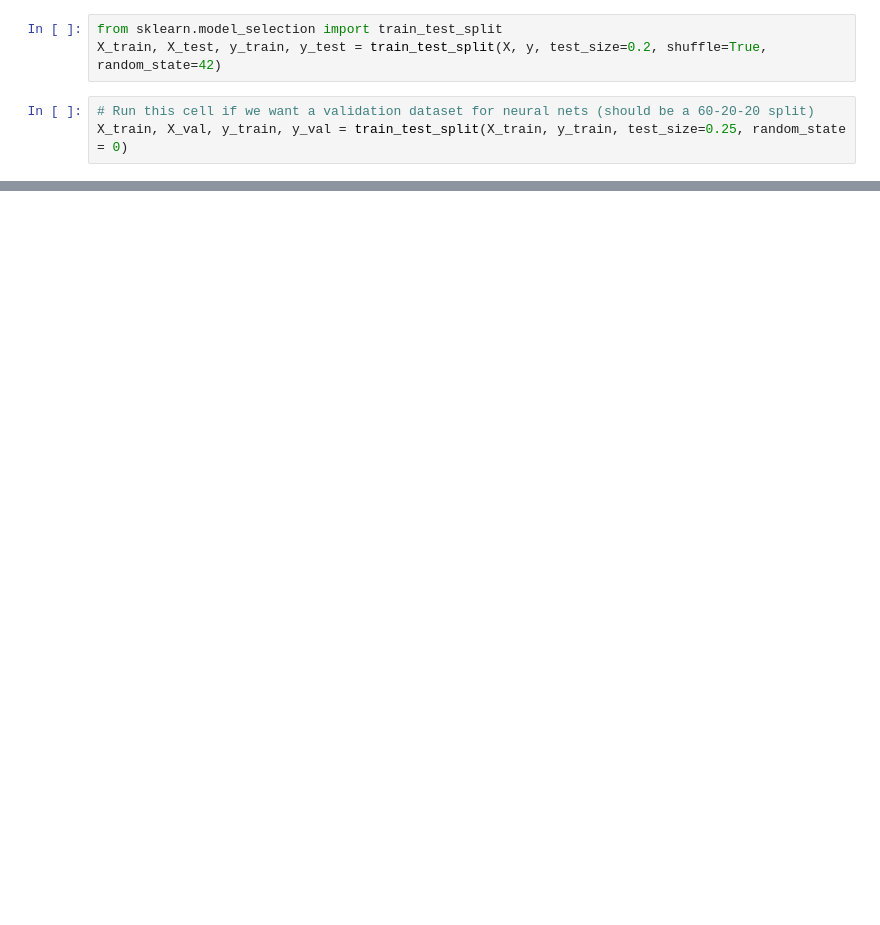
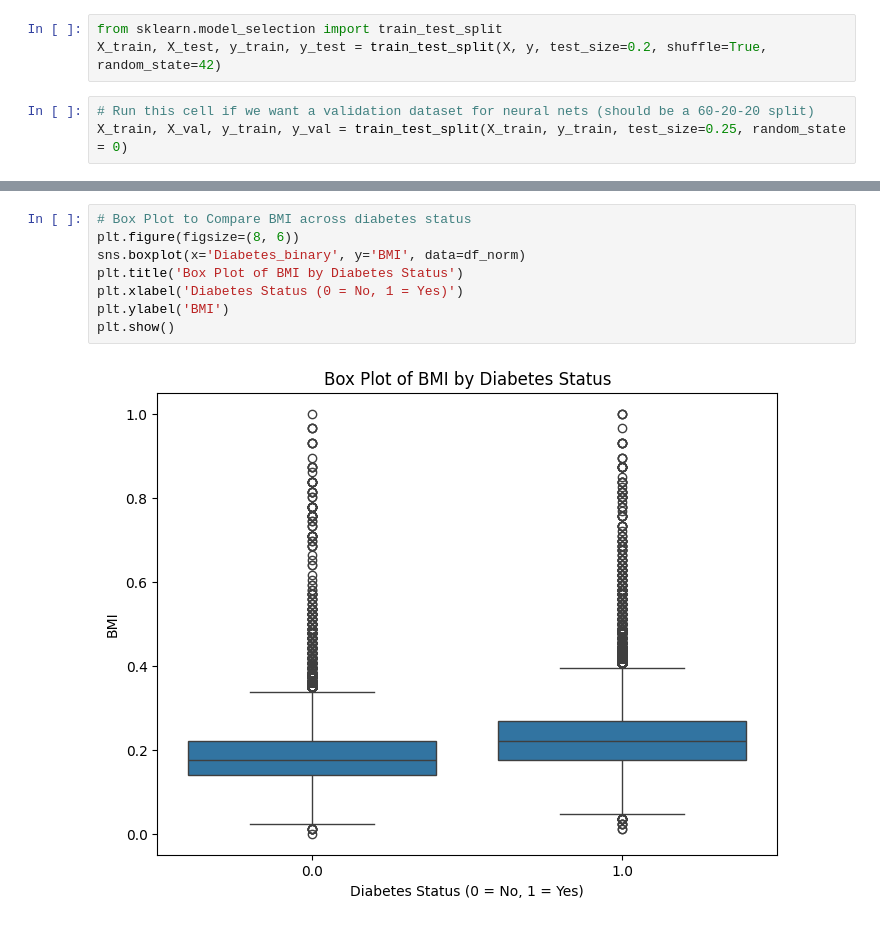
Before and after one commit to vishnub0/AWS-WEP, a Jupyter notebook: AWS15_Preprocessing.ipynb, the cells around one changed output, grey strips where cells are left out. Cells and saved outputs as stored; diff of their text form; blank space fills up the shorter version.

```diff
--- a/AWS15_Preprocessing.ipynb
+++ b/AWS15_Preprocessing.ipynb
@@ -46,0 +165,10 @@ X_train, X_val, y_train, y_val = train_test_split(X_train, y_train, test_size=0.
+# %%
+# Box Plot to Compare BMI across diabetes status
+plt.figure(figsize=(8, 6))
+sns.boxplot(x='Diabetes_binary', y='BMI', data=df_norm)
+plt.title('Box Plot of BMI by Diabetes Status')
+plt.xlabel('Diabetes Status (0 = No, 1 = Yes)')
+plt.ylabel('BMI')
+plt.show()
+# %% [output]
+[figure, added]
```
Also changed, not shown: parts of 9 cells of this notebook.
